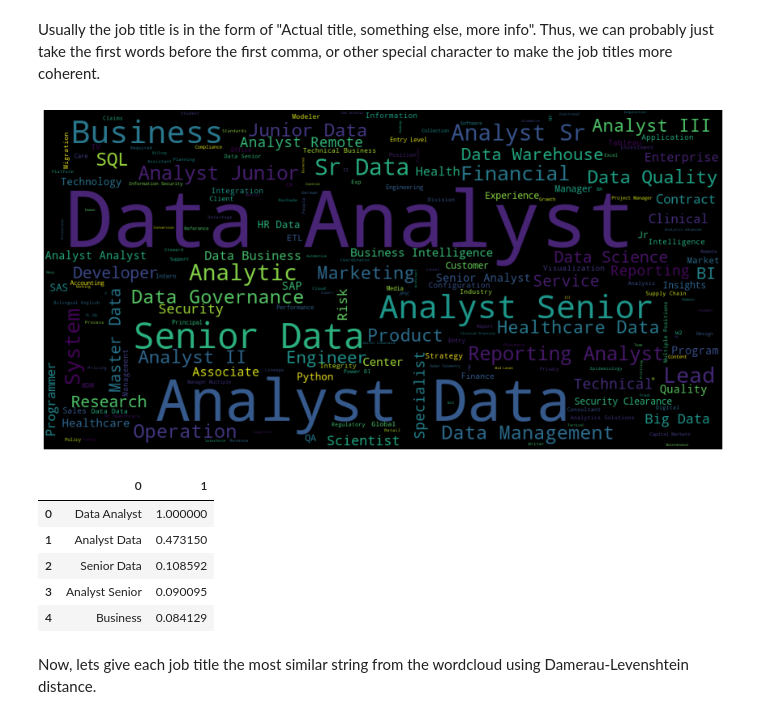
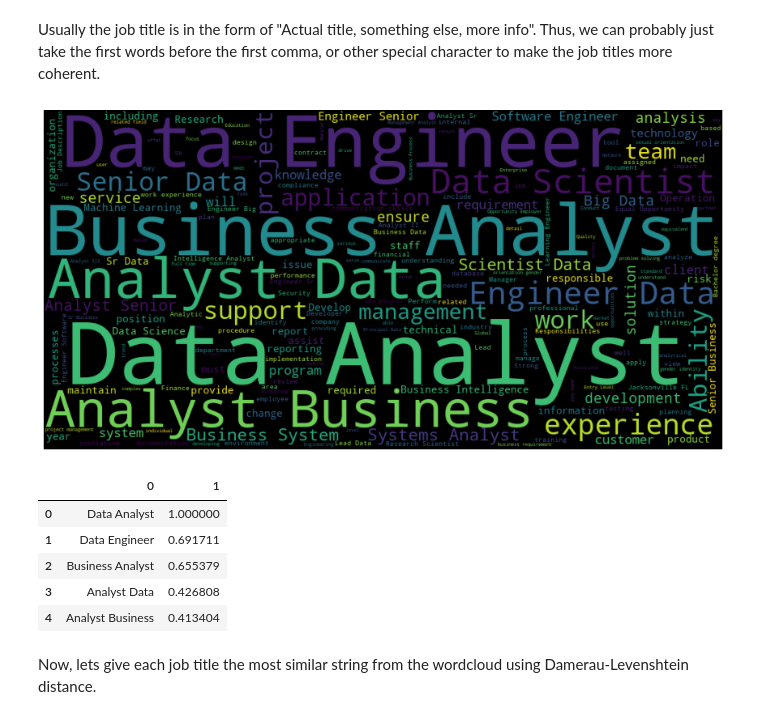
Before and after one commit to johmakinen/Data-related-salaries, a Jupyter notebook: src/EDA/data_wrangle.ipynb, the cells around one changed output. Saved outputs shown, nothing was run; the diff lists cells and outputs as text; code cells hidden in the pictures.

Commit message:
Combined more data and made some fixes in data cleaning

```diff
--- a/src/EDA/data_wrangle.ipynb
+++ b/src/EDA/data_wrangle.ipynb
@@ -19,0 +10,13 @@ df.head()
+# %%
+df_data_analyst = pd.read_csv("DataAnalyst.csv")
+df_data_analyst["data_title"] = "Data Analyst"
+df_data_engineer = pd.read_csv("DataEngineer.csv")
+df_data_analyst["data_title"] = "Data Engineer"
+df_data_scientist = pd.read_csv("DataScientist.csv")
+df_data_analyst["data_title"] = "Data Scientist"
+df_business_analyst = pd.read_csv("BusinessAnalyst.csv")
+df_data_analyst["data_title"] = "Business Analyst"
+
+df = pd.concat([df_data_analyst, df_data_engineer, df_data_scientist, df_business_analyst])
+print(df.shape)
+df.head()
@@ -41,24 +52,24 @@ df = df[df["Salary Estimate"]!="No Salary Estimate"]
 Usually the job title is in the form of "Actual title, something else, more info". Thus, we can probably just take the first words before the first comma, or other special character to make the job titles more coherent.
 # %%
 unique_string=(" ").join(df["Job Title"])
-wordcloud = wordcloud.WordCloud(width = 1000, height = 500).generate(unique_string)
+wordcloud_ = wordcloud.WordCloud(width = 1000, height = 500).generate(unique_string)
 plt.figure(figsize=(15,8))
-plt.imshow(wordcloud)
+plt.imshow(wordcloud_)
 plt.axis("off")
 plt.show()
 # %% [output]
-[figure, old version]
+[figure, new version]
 # %%
 # Top 50 titles from the wordcloud.
-new_title_scores = pd.DataFrame.from_dict(wordcloud.words_.items())
+new_title_scores = pd.DataFrame.from_dict(wordcloud_.words_.items())
 new_title_scores.head(5)
 # %% [output]
 |  | 0 | 1 |
 | 0 | Data Analyst | 1.000000 |
-| 1 | Analyst Data | 0.473150 |
-| 2 | Senior Data | 0.108592 |
-| 3 | Analyst Senior | 0.090095 |
-| 4 | Business | 0.084129 |
+| 1 | Data Engineer | 0.691711 |
+| 2 | Business Analyst | 0.655379 |
+| 3 | Analyst Data | 0.426808 |
+| 4 | Analyst Business | 0.413404 |
 # %% [markdown]
 Now, lets give each job title the most similar string from the wordcloud using Damerau-Levenshtein distance.
 # %%
```
Also changed, not shown: parts of 5 cells of this notebook, 6 other files.
